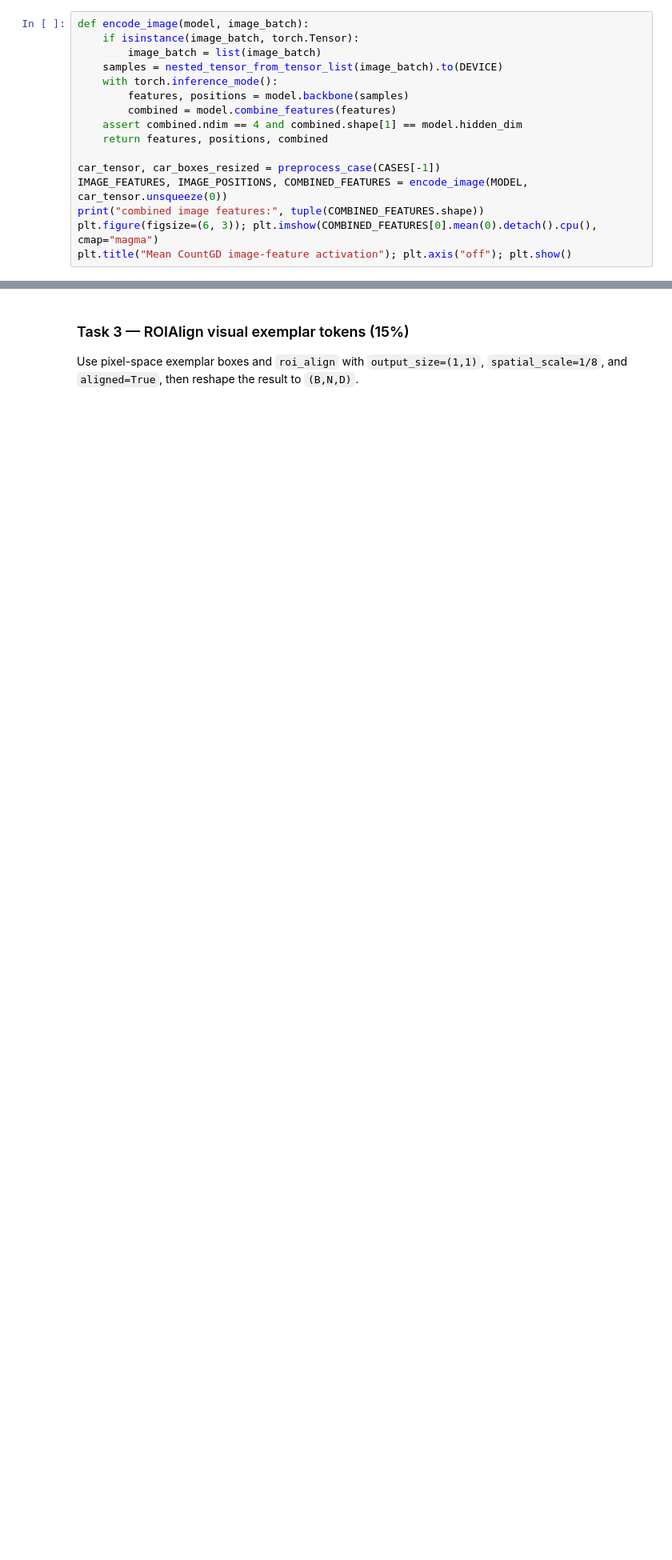
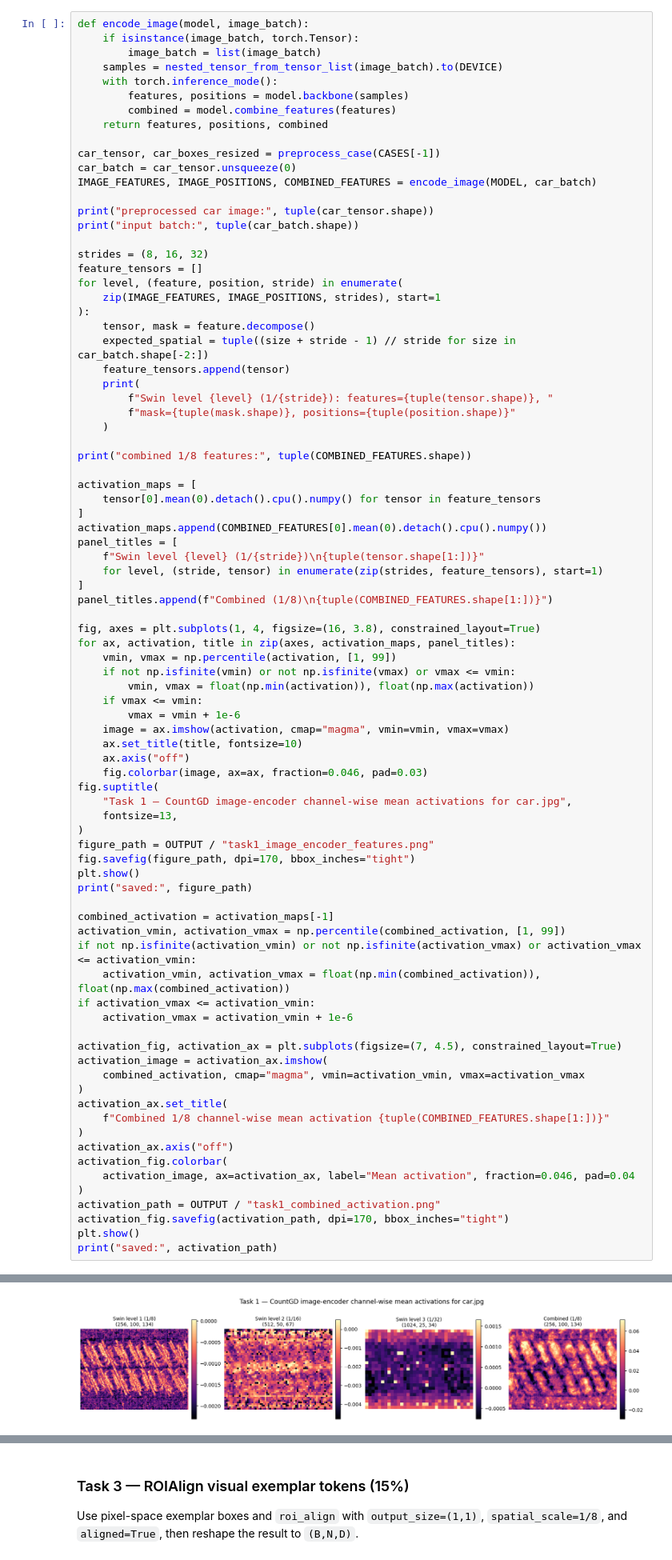
Before and after one commit to Konikelel/MultiModalCounting, a Jupyter notebook: Team02_SC5006_Project1.ipynb, the cells around one changed output, grey strips where cells are left out. Shown at 80% size. Saved outputs shown, nothing was run; the diff lists cells and outputs as text; blank space fills up the shorter version.

Commit message:
update task 1, remove docx

```diff
--- a/Team02_SC5006_Project1.ipynb
+++ b/Team02_SC5006_Project1.ipynb
@@ -187,11 +187,80 @@ def encode_image(model, image_batch):
     with torch.inference_mode():
         features, positions = model.backbone(samples)
         combined = model.combine_features(features)
-    assert combined.ndim == 4 and combined.shape[1] == model.hidden_dim
     return features, positions, combined
 
 car_tensor, car_boxes_resized = preprocess_case(CASES[-1])
-IMAGE_FEATURES, IMAGE_POSITIONS, COMBINED_FEATURES = encode_image(MODEL, car_tensor.unsqueeze(0))
-print("combined image features:", tuple(COMBINED_FEATURES.shape))
-plt.figure(figsize=(6, 3)); plt.imshow(COMBINED_FEATURES[0].mean(0).detach().cpu(), cmap="magma")
-plt.title("Mean CountGD image-feature activation"); plt.axis("off"); plt.show()
+car_batch = car_tensor.unsqueeze(0)
+IMAGE_FEATURES, IMAGE_POSITIONS, COMBINED_FEATURES = encode_image(MODEL, car_batch)
+
+print("preprocessed car image:", tuple(car_tensor.shape))
+print("input batch:", tuple(car_batch.shape))
+
+strides = (8, 16, 32)
+feature_tensors = []
+for level, (feature, position, stride) in enumerate(
+    zip(IMAGE_FEATURES, IMAGE_POSITIONS, strides), start=1
+):
+    tensor, mask = feature.decompose()
+    expected_spatial = tuple((size + stride - 1) // stride for size in car_batch.shape[-2:])
+    feature_tensors.append(tensor)
+    print(
+        f"Swin level {level} (1/{stride}): features={tuple(tensor.shape)}, "
+        f"mask={tuple(mask.shape)}, positions={tuple(position.shape)}"
+    )
+
+print("combined 1/8 features:", tuple(COMBINED_FEATURES.shape))
+
+activation_maps = [
+    tensor[0].mean(0).detach().cpu().numpy() for tensor in feature_tensors
+]
+activation_maps.append(COMBINED_FEATURES[0].mean(0).detach().cpu().numpy())
+panel_titles = [
+    f"Swin level {level} (1/{stride})\n{tuple(tensor.shape[1:])}"
+    for level, (stride, tensor) in enumerate(zip(strides, feature_tensors), start=1)
+]
+panel_titles.append(f"Combined (1/8)\n{tuple(COMBINED_FEATURES.shape[1:])}")
+
+fig, axes = plt.subplots(1, 4, figsize=(16, 3.8), constrained_layout=True)
+for ax, activation, title in zip(axes, activation_maps, panel_titles):
+    vmin, vmax = np.percentile(activation, [1, 99])
+    if not np.isfinite(vmin) or not np.isfinite(vmax) or vmax <= vmin:
+        vmin, vmax = float(np.min(activation)), float(np.max(activation))
+    if vmax <= vmin:
+        vmax = vmin + 1e-6
+    image = ax.imshow(activation, cmap="magma", vmin=vmin, vmax=vmax)
+    ax.set_title(title, fontsize=10)
+    ax.axis("off")
+    fig.colorbar(image, ax=ax, fraction=0.046, pad=0.03)
+fig.suptitle(
+    "Task 1 — CountGD image-encoder channel-wise mean activations for car.jpg",
+    fontsize=13,
+)
+figure_path = OUTPUT / "task1_image_encoder_features.png"
+fig.savefig(figure_path, dpi=170, bbox_inches="tight")
+plt.show()
+print("saved:", figure_path)
+
+combined_activation = activation_maps[-1]
+activation_vmin, activation_vmax = np.percentile(combined_activation, [1, 99])
+if not np.isfinite(activation_vmin) or not np.isfinite(activation_vmax) or activation_vmax <= activation_vmin:
+    activation_vmin, activation_vmax = float(np.min(combined_activation)), float(np.max(combined_activation))
+if activation_vmax <= activation_vmin:
+    activation_vmax = activation_vmin + 1e-6
+
+activation_fig, activation_ax = plt.subplots(figsize=(7, 4.5), constrained_layout=True)
+activation_image = activation_ax.imshow(
+    combined_activation, cmap="magma", vmin=activation_vmin, vmax=activation_vmax
+)
+activation_ax.set_title(
+    f"Combined 1/8 channel-wise mean activation {tuple(COMBINED_FEATURES.shape[1:])}"
+)
+activation_ax.axis("off")
+activation_fig.colorbar(
+    activation_image, ax=activation_ax, label="Mean activation", fraction=0.046, pad=0.04
+)
+activation_path = OUTPUT / "task1_combined_activation.png"
+activation_fig.savefig(activation_path, dpi=170, bbox_inches="tight")
+plt.show()
+print("saved:", activation_path)
+# %% [output]
@@ -197,0 +273 @@ plt.title("Mean CountGD image-feature activation"); plt.axis("off"); plt.show()
+[figure, added]
```
Also changed, not shown: parts of 12 cells of this notebook, 1 other file.
